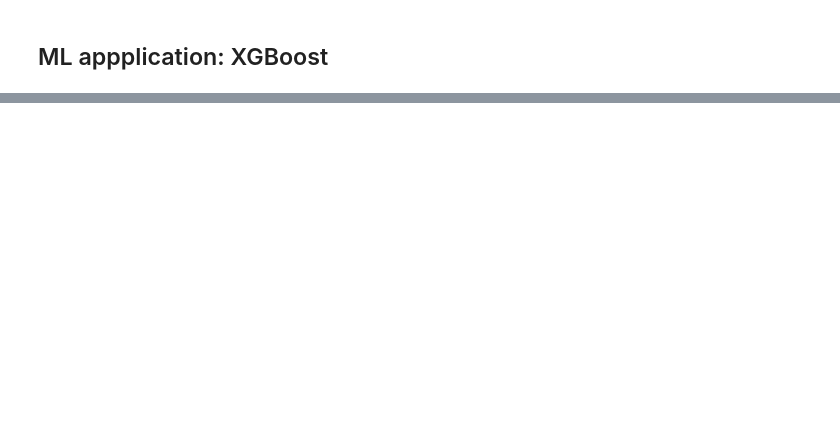
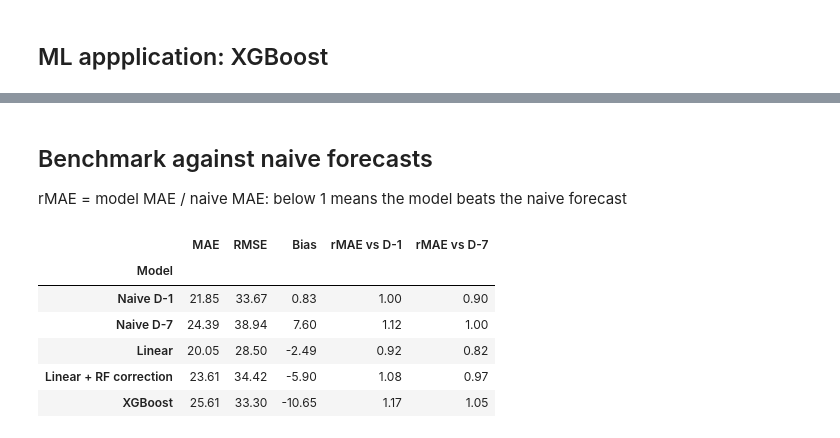
Before and after one commit to nickleu/EnergyMarket_NL, a Jupyter notebook: Notebooks/03_conditional_linear_models.ipynb, the cells around one changed output, grey strips where cells are left out. Drawn from its saved outputs; the diff is of its cells as text; code cells hidden in the pictures; blank space fills up the shorter version.

```diff
--- a/Notebooks/03_conditional_linear_models.ipynb
+++ b/Notebooks/03_conditional_linear_models.ipynb
@@ -619,0 +632,42 @@ XGBoost: 48.53337860107422
+# %% [markdown]
+## Benchmark against naive forecasts
+
+rMAE = model MAE / naive MAE: below 1 means the model beats the naive forecast
+# %%
+#All models vs naive D-1 / D-7 on January 2026
+
+price_load_jan2026["price_hat_corrected"] = price_load_jan2026_corrected["price_hat_corrected"]
+
+predictions = {
+    "Naive D-1": "price_naive_d1",
+    "Naive D-7": "price_naive_d7",
+    "Linear": "price_hat",
+    "Linear + RF correction": "price_hat_corrected",
+    "XGBoost": "price_hat_xgb",
+}
+
+mae_d1, _, _ = evaluate_model(price_load_jan2026, "price_naive_d1")
+mae_d7, _, _ = evaluate_model(price_load_jan2026, "price_naive_d7")
+
+rows = []
+for name, col in predictions.items():
+    mae, rmse, bias = evaluate_model(price_load_jan2026, col)
+    rows.append({
+        "Model": name,
+        "MAE": mae,
+        "RMSE": rmse,
+        "Bias": bias,
+        "rMAE vs D-1": mae / mae_d1,
+        "rMAE vs D-7": mae / mae_d7
+    })
+
+benchmark_df = pd.DataFrame(rows).set_index("Model").round(2)
+benchmark_df
+# %% [output]
+|  | MAE | RMSE | Bias | rMAE vs D-1 | rMAE vs D-7 |
+| Model |  |  |  |  |  |
+| Naive D-1 | 21.85 | 33.67 | 0.83 | 1.00 | 0.90 |
+| Naive D-7 | 24.39 | 38.94 | 7.60 | 1.12 | 1.00 |
+| Linear | 20.05 | 28.50 | -2.49 | 0.92 | 0.82 |
+| Linear + RF correction | 23.61 | 34.42 | -5.90 | 1.08 | 0.97 |
+| XGBoost | 25.61 | 33.30 | -10.65 | 1.17 | 1.05 |
```
Also changed, not shown: parts of 6 cells of this notebook.
